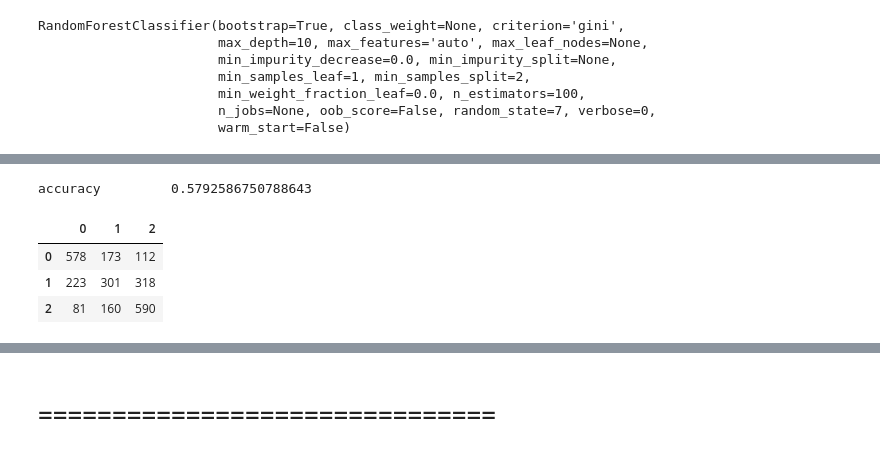
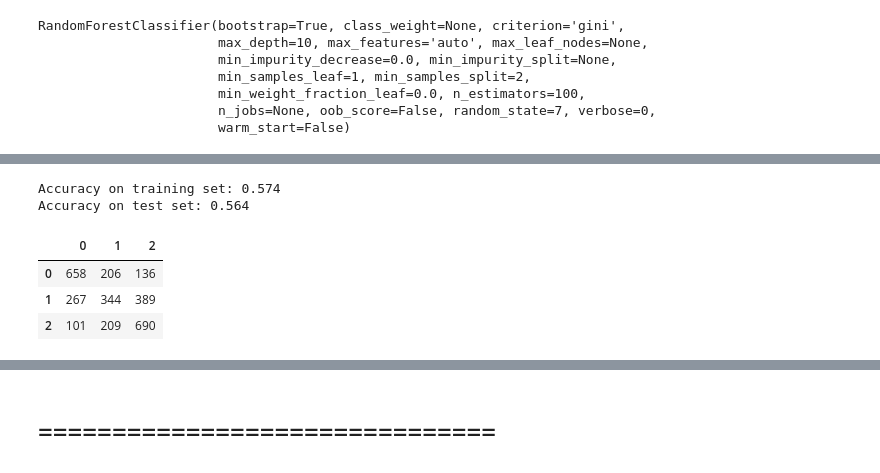
Before and after one commit to henockmamo54/Health-Data-Analysis-Diabetics, a Jupyter notebook: BP/Hypertension/Feature_Selection_And_Classification_with_Renamed_Columns 1.ipynb, the cells around one changed output, grey strips where cells are left out. Saved outputs shown, nothing was run; the diff lists cells and outputs as text; code cells hidden in the pictures.

```diff
--- a/BP/Hypertension/Feature_Selection_And_Classification_with_Renamed_Columns 1.ipynb
+++ b/BP/Hypertension/Feature_Selection_And_Classification_with_Renamed_Columns 1.ipynb
@@ -68,5 +60,9 @@ data = data[data.FIELD_17 != 1]  # exclude people who are diagnosed for hyperlip
 data = data[
     data.FIELD_24 != 1
 ]  # exclude people who are on medication for hyperlipidemia
+
+data = data[data.FIELD_13 != 1]
+data = data[data.FIELD_20 != 1]
+
 print(data.shape)
 # %% [output]
@@ -100,3 +96,16 @@ categorical_cols = list(data.columns[data.columns.str.startswith("FIELD")])
 categorical_cols.append("CLASS")
 numerical_cols.remove("SEX")
 categorical_cols.append("SEX")
+# %%
+print(data.shape)
+print(data.groupby(by='CLASS').size())
+
+mydata=data.copy()
+class2 = mydata[mydata.CLASS == 2]
+class1 = mydata[mydata.CLASS == 1]
+class0 = mydata[mydata.CLASS == 0]
+
+data = pd.concat([class2, class1.sample(class2.shape[0],random_state=42),
+                  class0.sample(class2.shape[0],random_state=42)])
+
+print(data.shape)
@@ -738,14 +706,12 @@ class2_test = class2.sample(1000, random_state=randomseed)
 class1_test = class1.sample(1000, random_state=randomseed)
 class0_test = class0.sample(1000, random_state=randomseed)
 test = pd.concat([class2_test, class1_test, class0_test])
+test=shuffle(test)
 
 class2_train = class2.drop(class2_test.index)
 
-class1_train = class1.drop(class1_test.index).sample(
-    class2_train.shape[0], random_state=randomseed
-)
+class1_train = class1.drop(class1_test.index) #.sample( class2_train.shape[0], random_state=randomseed)
 
-class0_train = class0.drop(class0_test.index).sample(
-    class2_train.shape[0], random_state=randomseed
-)
+class0_train = class0.drop(class0_test.index) #.sample( class2_train.shape[0], random_state=randomseed)
 train = pd.concat([class2_train, class1_train, class0_train])
+train=shuffle(train)
@@ -937,22 +815,30 @@ weighted avg       0.57      0.58      0.57      2536
 # %%
 import xgboost as xgb
 from sklearn import metrics as m
 
 xgb_model = xgb.XGBClassifier(objective="multi:softmax", random_state=randomseed, num_class=3)
 
 xgb_model.fit(train.iloc[:, :-1], train.iloc[:, -1])
 
 y_pred = xgb_model.predict((test.iloc[:, :-1]))
 
-print("accuracy \t", m.accuracy_score(test.iloc[:, -1], y_pred))
+print(
+    "Accuracy on training set: {:.3f}".format(
+        xgb_model.score(train.iloc[:, :-1], train.iloc[:, -1])
+    )
+)
+print(
+    "Accuracy on test set: {:.3f}".format(xgb_model.score(test.iloc[:, :-1], test.iloc[:, -1]))
+)
 confmatrx = pd.DataFrame(confusion_matrix(test.iloc[:, -1], y_pred))
 confmatrx.head()
 # %% [output]
-accuracy         0.5792586750788643
+Accuracy on training set: 0.574
+Accuracy on test set: 0.564
 |  | 0 | 1 | 2 |
-| 0 | 578 | 173 | 112 |
-| 1 | 223 | 301 | 318 |
-| 2 | 81 | 160 | 590 |
+| 0 | 658 | 206 | 136 |
+| 1 | 267 | 344 | 389 |
+| 2 | 101 | 209 | 690 |
 # %%
 print(classification_report(test.iloc[:, -1], y_pred))
 # %% [output]
```
Also changed, not shown: parts of 42 cells of this notebook.
